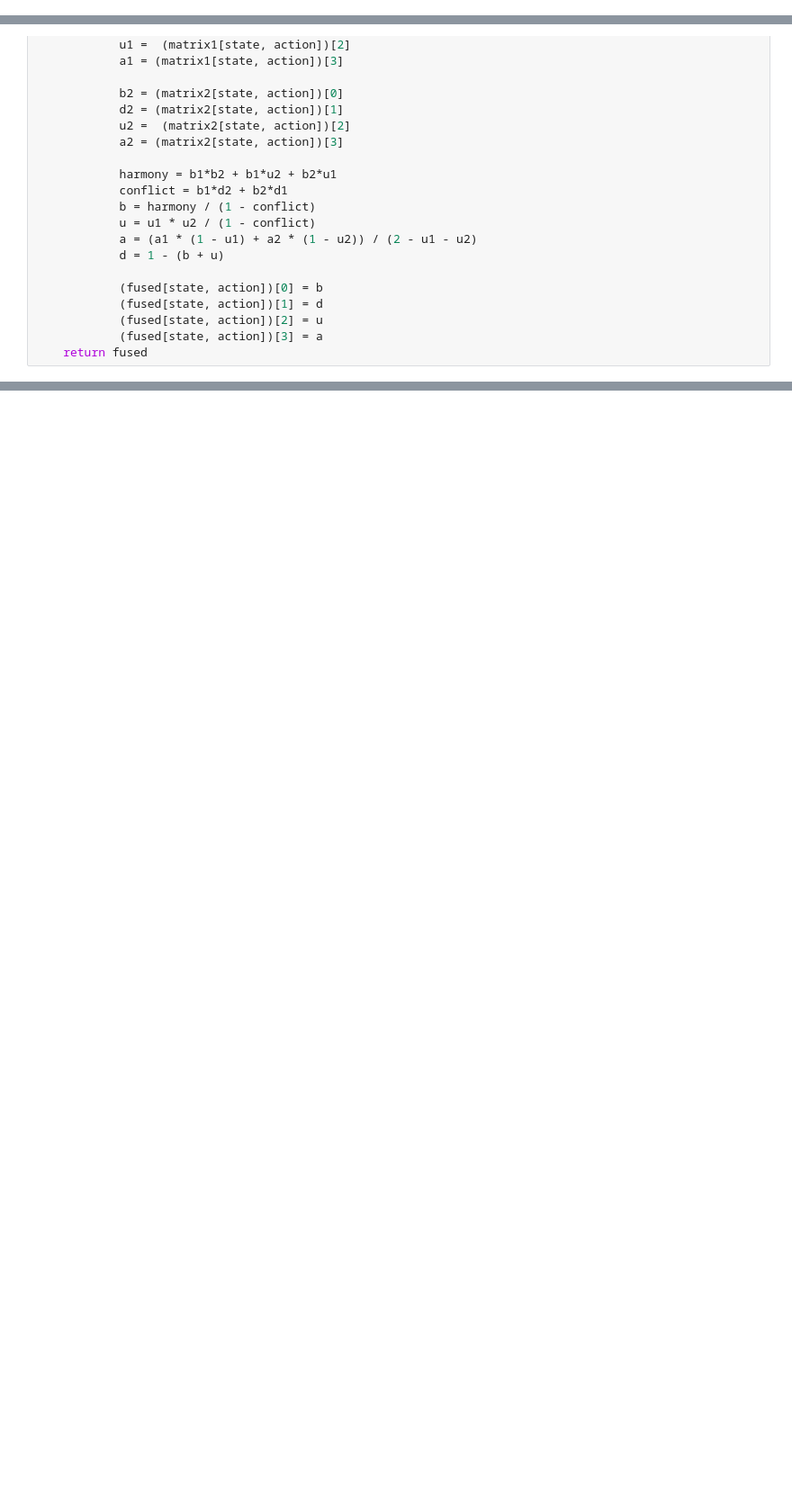
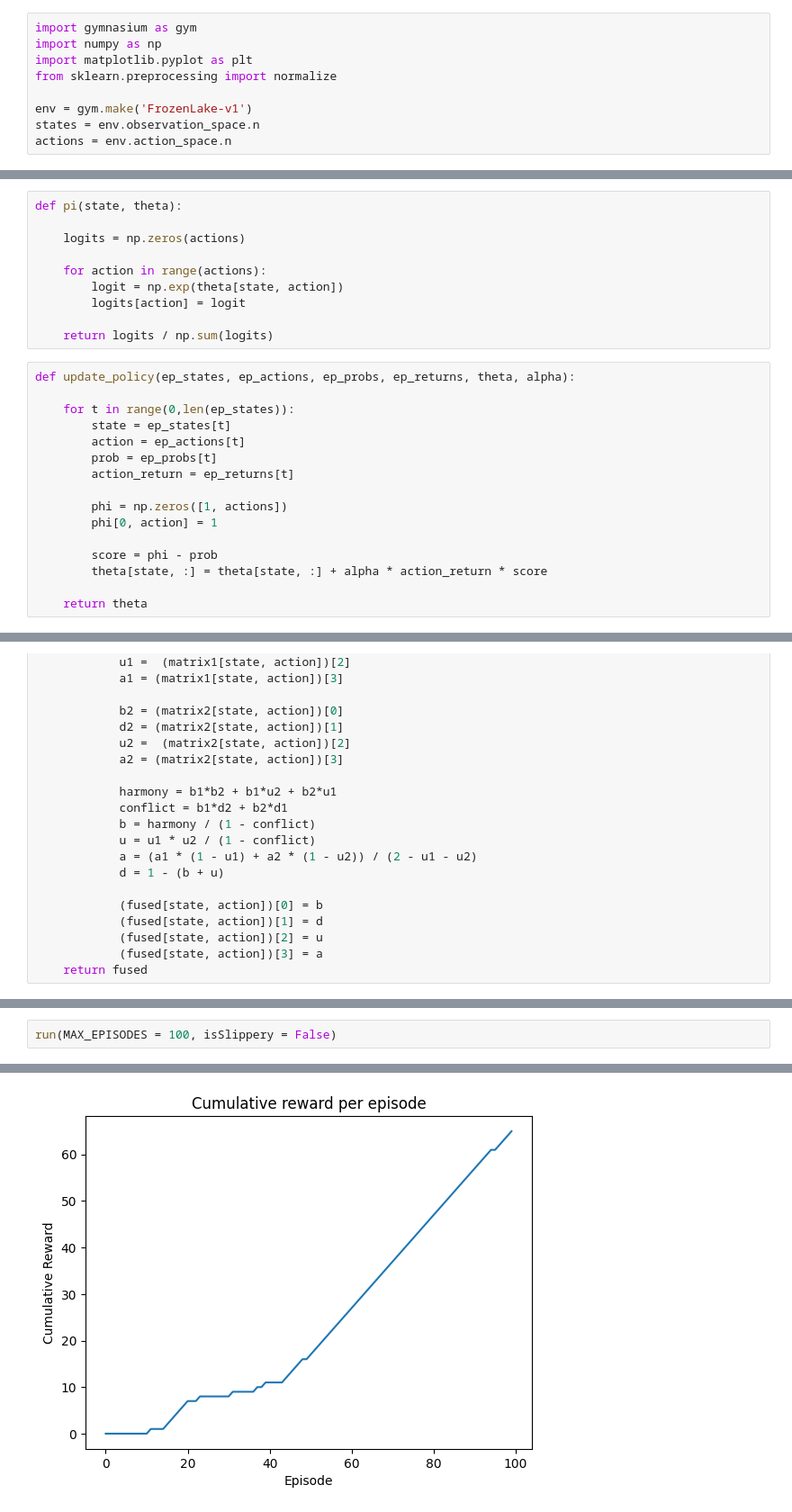
Before and after one commit to ssm-lab/Opinion-Guided-Reinforcement-Learning, a Jupyter notebook: implementation.ipynb, the cells around one changed output, grey strips where cells are left out. Shown: that part at 90% size. Drawn from its saved outputs; the diff is of its cells as text; blank space fills up the shorter version.

```diff
--- a/implementation.ipynb
+++ b/implementation.ipynb
@@ -18,0 +1,9 @@ print(policy)
+# %%
+import gymnasium as gym
+import numpy as np
+import matplotlib.pyplot as plt
+from sklearn.preprocessing import normalize
+
+env = gym.make('FrozenLake-v1')
+states = env.observation_space.n
+actions = env.action_space.n
@@ -18,0 +12,26 @@ print(policy)
+# %%
+def pi(state, theta):
+
+    logits = np.zeros(actions)
+
+    for action in range(actions):
+        logit = np.exp(theta[state, action])
+        logits[action] = logit
+
+    return logits / np.sum(logits)
+# %%
+def update_policy(ep_states, ep_actions, ep_probs, ep_returns, theta, alpha):
+
+    for t in range(0,len(ep_states)):
+        state = ep_states[t]
+        action = ep_actions[t]
+        prob = ep_probs[t]
+        action_return = ep_returns[t]
+
+        phi = np.zeros([1, actions])
+        phi[0, action] = 1
+
+        score = phi - prob
+        theta[state, :] = theta[state, :] + alpha * action_return * score
+
+    return theta
@@ -107,0 +239,3 @@ print(policy)
+# %%
+run(MAX_EPISODES = 100, isSlippery = False)
+# %% [output]
@@ -107,0 +243 @@ print(policy)
+[figure, added]
```
Also changed, not shown: parts of 24 cells of this notebook, 2 other files.
